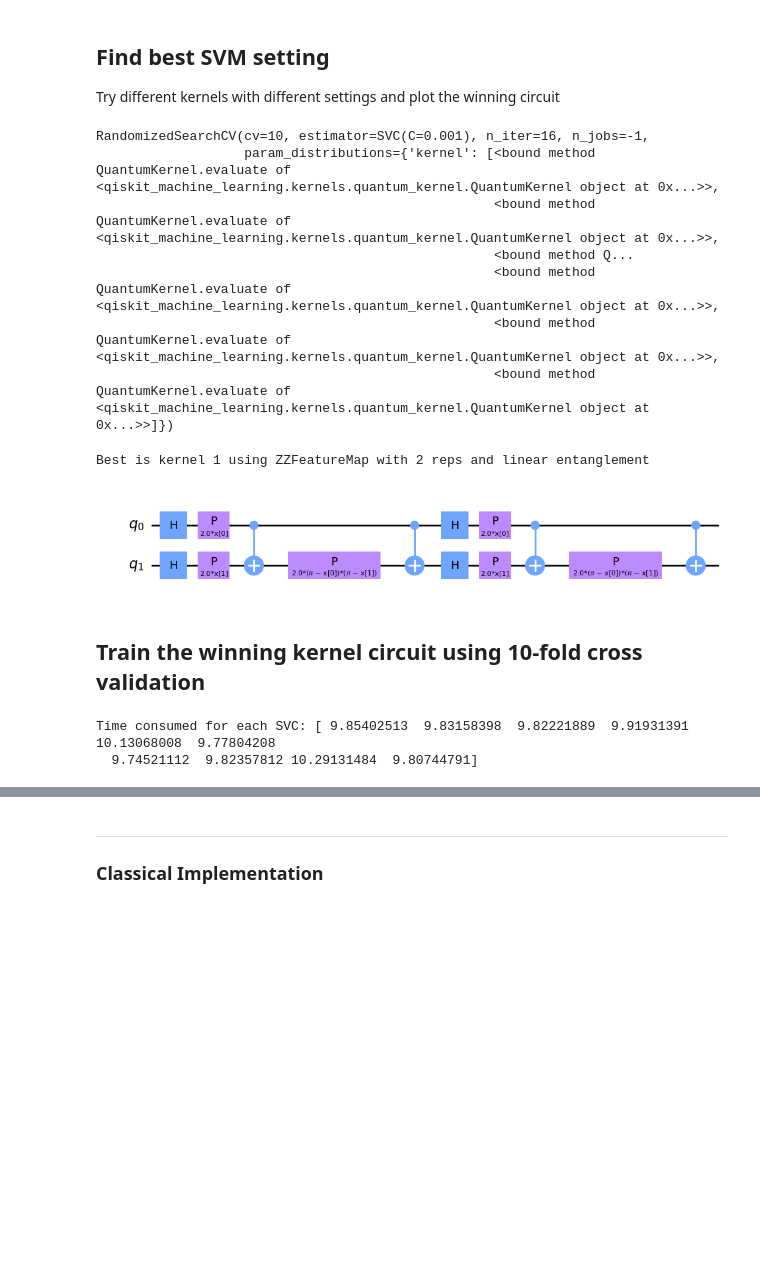
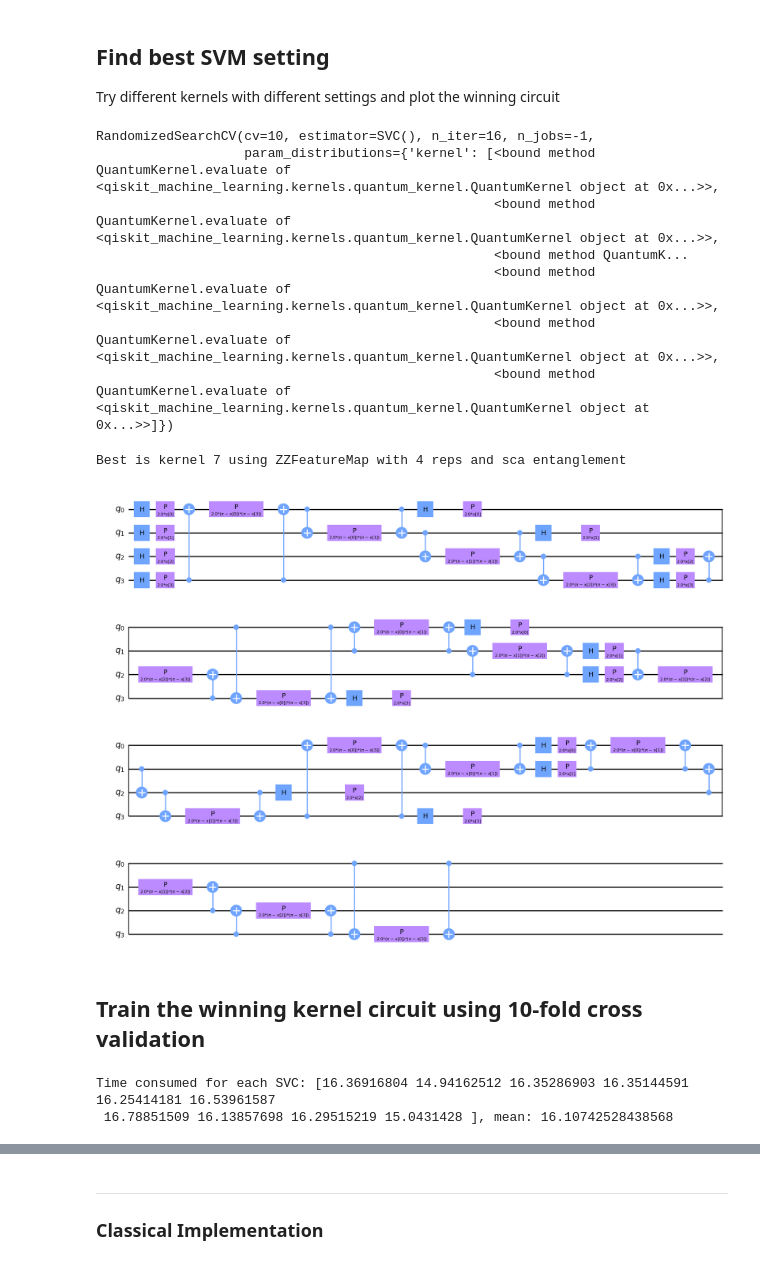
Before and after one commit to lukasbischof/qi-project, a Jupyter notebook: qsvm_vlds.ipynb, the cells around one changed output, grey strips where cells are left out. Drawn from its saved outputs; the diff is of its cells as text; code cells hidden in the pictures; blank space fills up the shorter version.

```diff
--- a/qsvm_vlds.ipynb
+++ b/qsvm_vlds.ipynb
@@ -95,27 +95,27 @@ kernels = [
     #                       fidelity=ComputeUncompute(sampler=Sampler()))
 ]
 # %%
-svc = SVC(C=0.001)
-search = RandomizedSearchCV(svc, cv=10, n_iter=16, n_jobs=-1, refit=True,
-                            param_distributions={'kernel': [kernel.evaluate for kernel in kernels]})
-# search.fit(train_features, train_labels)
-search.fit(all_features, all_labels)
+# svc = SVC()
+# search = RandomizedSearchCV(svc, cv=10, n_iter=16, n_jobs=-1, refit=True,
+#                             param_distributions={'kernel': [kernel.evaluate for kernel in kernels]})
+# # search.fit(train_features, train_labels)
+# search.fit(all_features, all_labels)
 # %% [output]
-RandomizedSearchCV(cv=10, estimator=SVC(C=0.001), n_iter=16, n_jobs=-1,
+RandomizedSearchCV(cv=10, estimator=SVC(), n_iter=16, n_jobs=-1,
                    param_distributions={'kernel': [<bound method QuantumKernel.evaluate of <qiskit_machine_learning.kernels.quantum_kernel.QuantumKernel object at 0x...>>,
                                                    <bound method QuantumKernel.evaluate of <qiskit_machine_learning.kernels.quantum_kernel.QuantumKernel object at 0x...>>,
-                                                   <bound method Q...
+                                                   <bound method QuantumK...
                                                    <bound method QuantumKernel.evaluate of <qiskit_machine_learning.kernels.quantum_kernel.QuantumKernel object at 0x...>>,
                                                    <bound method QuantumKernel.evaluate of <qiskit_machine_learning.kernels.quantum_kernel.QuantumKernel object at 0x...>>,
                                                    <bound method QuantumKernel.evaluate of <qiskit_machine_learning.kernels.quantum_kernel.QuantumKernel object at 0x...>>]})
 # %%
-best_kernel = search.best_params_['kernel'].__self__
-print(f"Best is kernel {kernels.index(best_kernel)} using {best_kernel.feature_map.__class__.__name__} with {best_kernel.feature_map.reps} reps and {best_kernel.feature_map.entanglement} entanglement")
-svc = search.best_estimator_
-best_kernel.feature_map.decompose().draw(output='mpl')
+# best_kernel = search.best_params_['kernel'].__self__
+# print(f"Best is kernel {kernels.index(best_kernel)} using {best_kernel.feature_map.__class__.__name__} with {best_kernel.feature_map.reps} reps and {best_kernel.feature_map.entanglement} entanglement")
+# svc = search.best_estimator_
+# best_kernel.feature_map.decompose().draw(output='mpl')
 # %% [output]
-Best is kernel 1 using ZZFeatureMap with 2 reps and linear entanglement
+Best is kernel 7 using ZZFeatureMap with 4 reps and sca entanglement
-[figure, old version]
+[figure, new version]
 # %% [markdown]
 ## Train the winning kernel circuit using 10-fold cross validation
 # %%
@@ -126,10 +126,10 @@ results = cross_validate(svc, train_features, train_labels, cv=10, n_jobs=-1, re
 # %%
 resulting_models = results['estimator']
 total_times = results['fit_time'] + results['score_time']
-print(f"Time consumed for each SVC: {total_times}")
+print(f"Time consumed for each SVC: {total_times}, mean: {total_times.mean()}")
 # %% [output]
-Time consumed for each SVC: [ 9.85402513  9.83158398  9.82221889  9.91931391 10.13068008  9.77804208
-  9.74521112  9.82357812 10.29131484  9.80744791]
+Time consumed for each SVC: [16.36916804 14.94162512 16.35286903 16.35144591 16.25414181 16.53961587
+ 16.78851509 16.13857698 16.29515219 15.0431428 ], mean: 16.10742528438568
 # %%
 # Calculate accuracy on testing dataset
 
```
Also changed, not shown: parts of 12 cells of this notebook, 1 other file.
